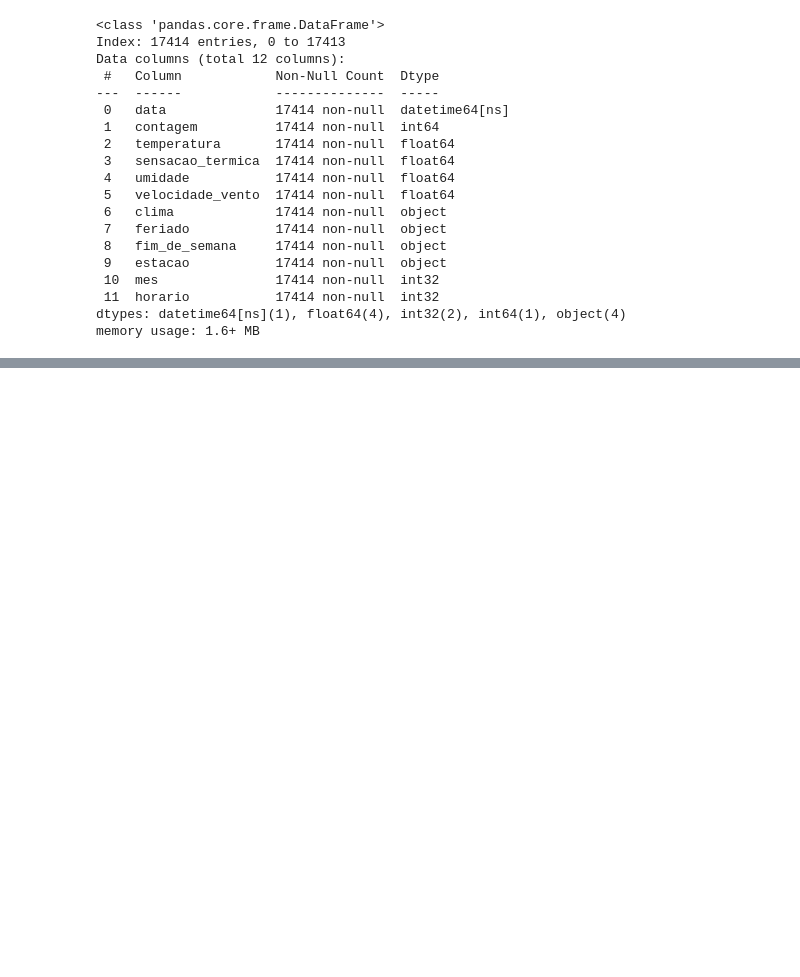
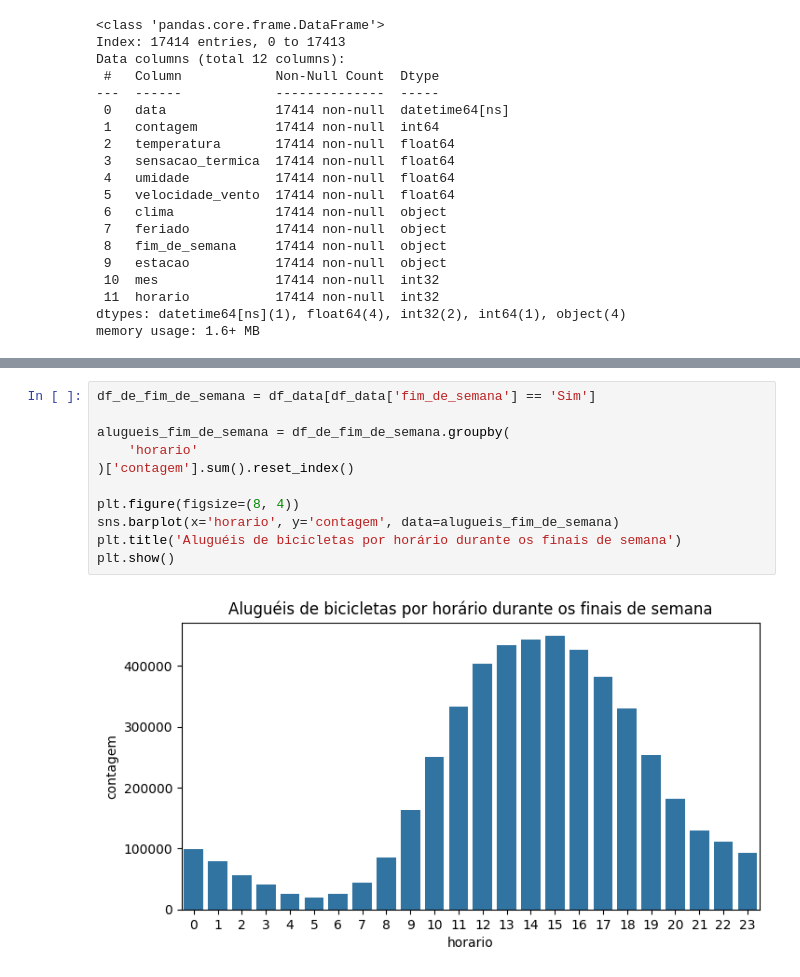
Before and after one commit to juliogazoli/alura-data-science-python-analisando-e-prevendo-series-temporais, a Jupyter notebook: atividades.ipynb, the cells around one changed output, grey strips where cells are left out. Cells and saved outputs as stored; diff of their text form; blank space fills up the shorter version.

```diff
--- a/atividades.ipynb
+++ b/atividades.ipynb
@@ -425,0 +438,13 @@ memory usage: 1.6+ MB
+# %%
+df_de_fim_de_semana = df_data[df_data['fim_de_semana'] == 'Sim']
+
+alugueis_fim_de_semana = df_de_fim_de_semana.groupby(
+    'horario'
+)['contagem'].sum().reset_index()
+
+plt.figure(figsize=(8, 4))
+sns.barplot(x='horario', y='contagem', data=alugueis_fim_de_semana)
+plt.title('Aluguéis de bicicletas por horário durante os finais de semana')
+plt.show()
+# %% [output]
+[figure, added]
```
Also changed, not shown: parts of 1 cell of this notebook.
